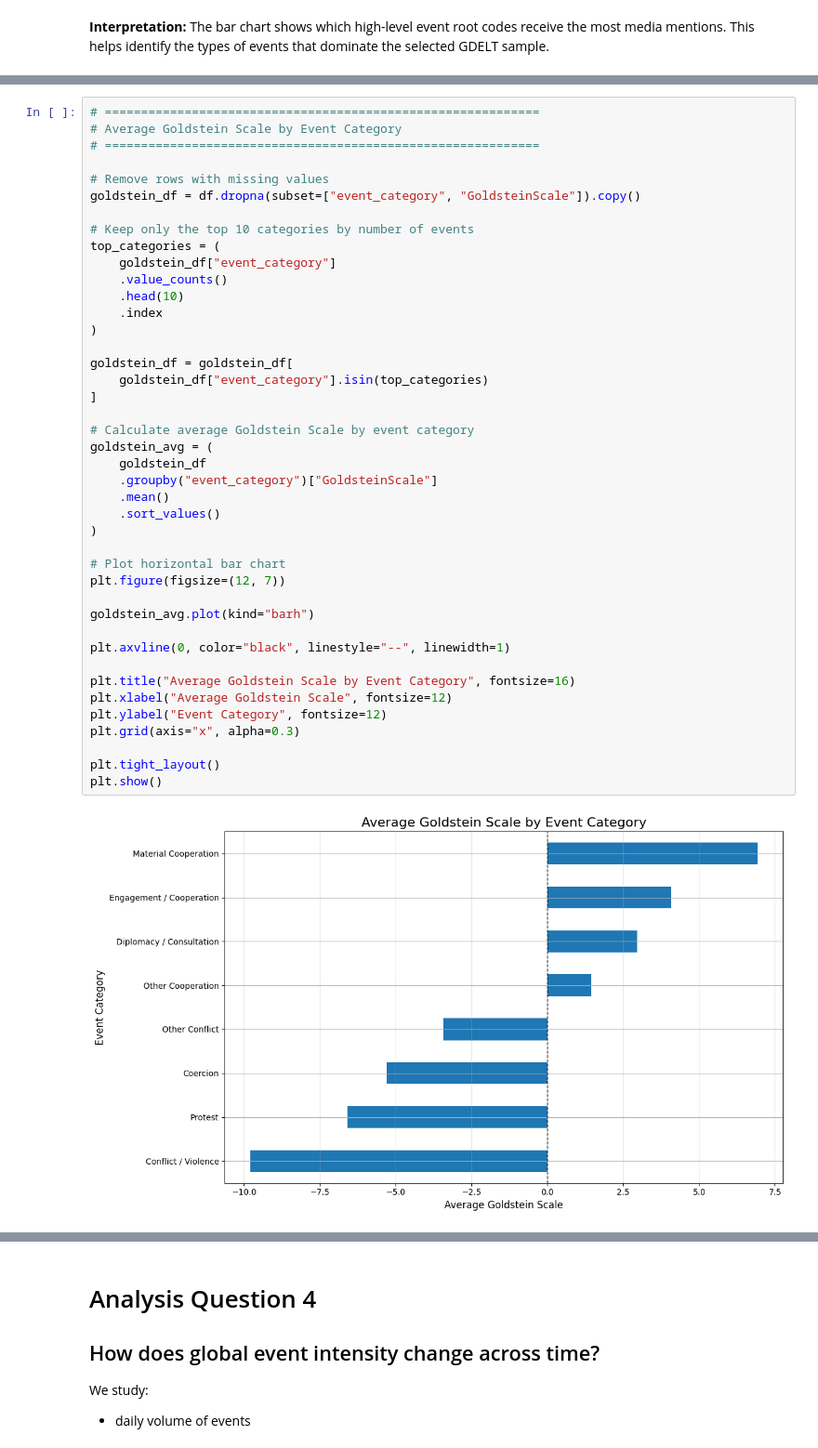
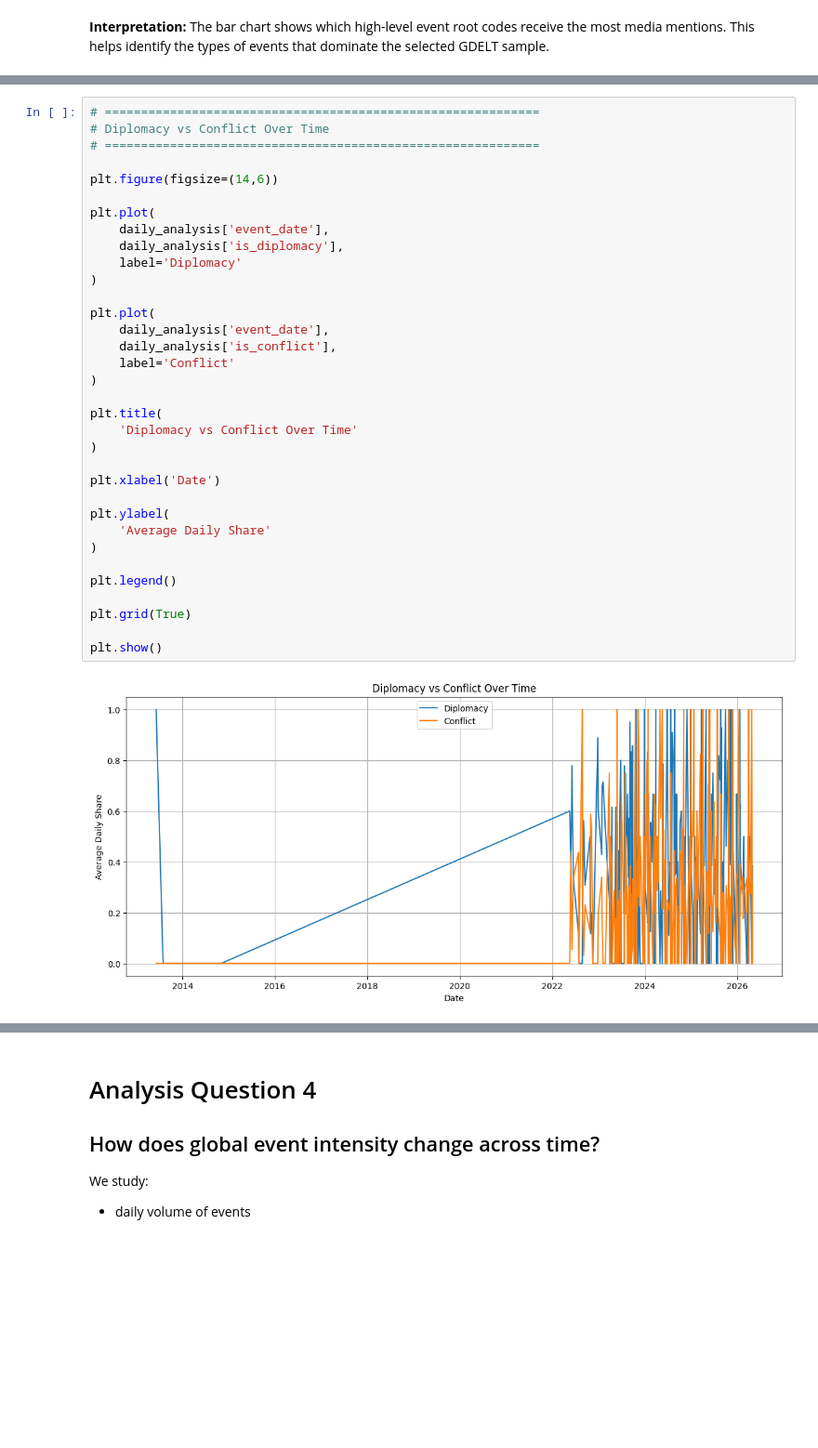
Before and after one commit to Beltinaa/world_mood_map_notebook, a Jupyter notebook: world_mood_map_notebook.ipynb, the cells around one changed output, grey strips where cells are left out. Shown at 93% size. Saved outputs shown, nothing was run; the diff lists cells and outputs as text; blank space fills up the shorter version.

```diff
--- a/world_mood_map_notebook.ipynb
+++ b/world_mood_map_notebook.ipynb
@@ -860,45 +855,37 @@ plt.show()
 # %%
 # ============================================================
-# Average Goldstein Scale by Event Category
+# Diplomacy vs Conflict Over Time
 # ============================================================
 
-# Remove rows with missing values
-goldstein_df = df.dropna(subset=["event_category", "GoldsteinScale"]).copy()
+plt.figure(figsize=(14,6))
 
-# Keep only the top 10 categories by number of events
-top_categories = (
-    goldstein_df["event_category"]
-    .value_counts()
-    .head(10)
-    .index
+plt.plot(
+    daily_analysis['event_date'],
+    daily_analysis['is_diplomacy'],
+    label='Diplomacy'
 )
 
-goldstein_df = goldstein_df[
-    goldstein_df["event_category"].isin(top_categories)
-]
-
-# Calculate average Goldstein Scale by event category
-goldstein_avg = (
-    goldstein_df
-    .groupby("event_category")["GoldsteinScale"]
-    .mean()
-    .sort_values()
+plt.plot(
+    daily_analysis['event_date'],
+    daily_analysis['is_conflict'],
+    label='Conflict'
 )
 
-# Plot horizontal bar chart
-plt.figure(figsize=(12, 7))
+plt.title(
+    'Diplomacy vs Conflict Over Time'
+)
 
-goldstein_avg.plot(kind="barh")
+plt.xlabel('Date')
 
-plt.axvline(0, color="black", linestyle="--", linewidth=1)
+plt.ylabel(
+    'Average Daily Share'
+)
 
-plt.title("Average Goldstein Scale by Event Category", fontsize=16)
-plt.xlabel("Average Goldstein Scale", fontsize=12)
-plt.ylabel("Event Category", fontsize=12)
-plt.grid(axis="x", alpha=0.3)
+plt.legend()
 
-plt.tight_layout()
+plt.grid(True)
+
 plt.show()
 # %% [output]
-[figure, old version]
+[figure, new version]
 # %% [markdown]
```
Also changed, not shown: parts of 10 cells of this notebook.
